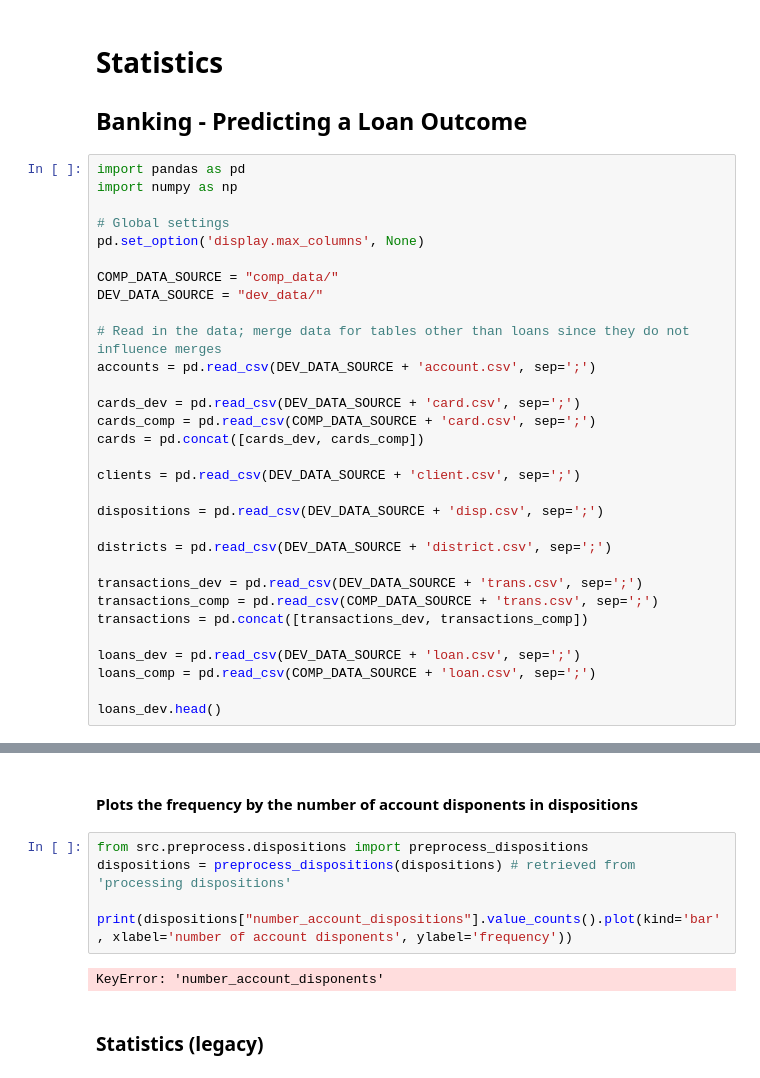
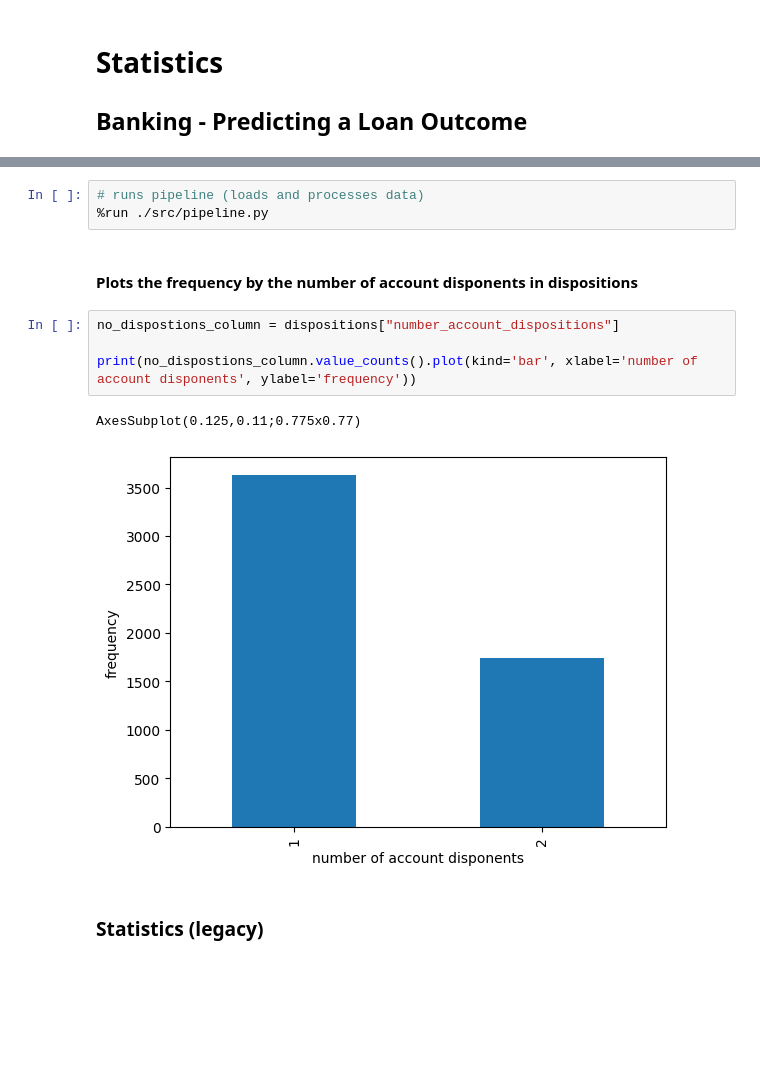
Before and after one commit to bdmendes/feup-ac-banking, a Jupyter notebook: stats.ipynb, the cells around one changed output, grey strips where cells are left out. Drawn from its saved outputs; the diff is of its cells as text; blank space fills up the shorter version.

```diff
--- a/stats.ipynb
+++ b/stats.ipynb
@@ -1,34 +1,3 @@
 # %% [markdown]
 # Statistics
 ## Banking - Predicting a Loan Outcome
-# %%
-import pandas as pd
-import numpy as np
-
-# Global settings
-pd.set_option('display.max_columns', None)
-
-COMP_DATA_SOURCE = "comp_data/"
-DEV_DATA_SOURCE = "dev_data/"
-
-# Read in the data; merge data for tables other than loans since they do not influence merges
-accounts = pd.read_csv(DEV_DATA_SOURCE + 'account.csv', sep=';')
-
-cards_dev = pd.read_csv(DEV_DATA_SOURCE + 'card.csv', sep=';')
-cards_comp = pd.read_csv(COMP_DATA_SOURCE + 'card.csv', sep=';')
-cards = pd.concat([cards_dev, cards_comp])
-
-clients = pd.read_csv(DEV_DATA_SOURCE + 'client.csv', sep=';')
-
-dispositions = pd.read_csv(DEV_DATA_SOURCE + 'disp.csv', sep=';')
-
-districts = pd.read_csv(DEV_DATA_SOURCE + 'district.csv', sep=';')
-
-transactions_dev = pd.read_csv(DEV_DATA_SOURCE + 'trans.csv', sep=';')
-transactions_comp = pd.read_csv(COMP_DATA_SOURCE + 'trans.csv', sep=';')
-transactions = pd.concat([transactions_dev, transactions_comp])
-
-loans_dev = pd.read_csv(DEV_DATA_SOURCE + 'loan.csv', sep=';')
-loans_comp = pd.read_csv(COMP_DATA_SOURCE + 'loan.csv', sep=';')
-
-loans_dev.head()
@@ -42,12 +4,15 @@ loans_dev.head()
+# %%
+# runs pipeline (loads and processes data)
+%run ./src/pipeline.py
 # %% [markdown]
 #### Plots the frequency by the number of account disponents in dispositions
 # %%
-from src.preprocess.dispositions import preprocess_dispositions
-dispositions = preprocess_dispositions(dispositions) # retrieved from 'processing dispositions'
+no_dispostions_column = dispositions["number_account_dispositions"]
 
-print(dispositions["number_account_dispositions"].value_counts().plot(kind='bar', xlabel='number of account disponents', ylabel='frequency'))
+print(no_dispostions_column.value_counts().plot(kind='bar', xlabel='number of account disponents', ylabel='frequency'))
 # %% [output]
-KeyError: 'number_account_disponents'
+AxesSubplot(0.125,0.11;0.775x0.77)
+[figure, added]
 # %% [markdown]
 ### Statistics (legacy)
 # %% [markdown]
```
Also changed, not shown: parts of 6 cells of this notebook.
